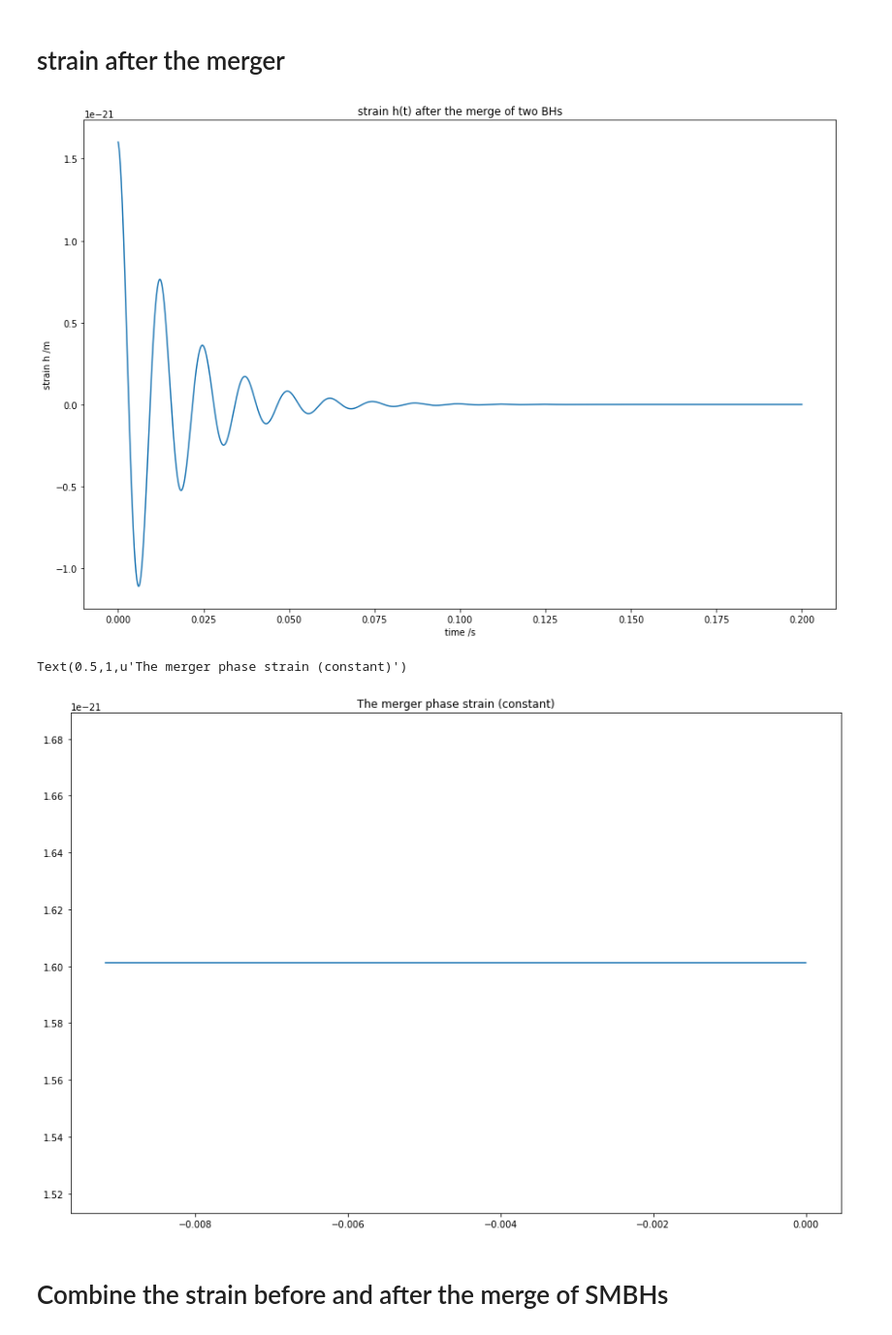
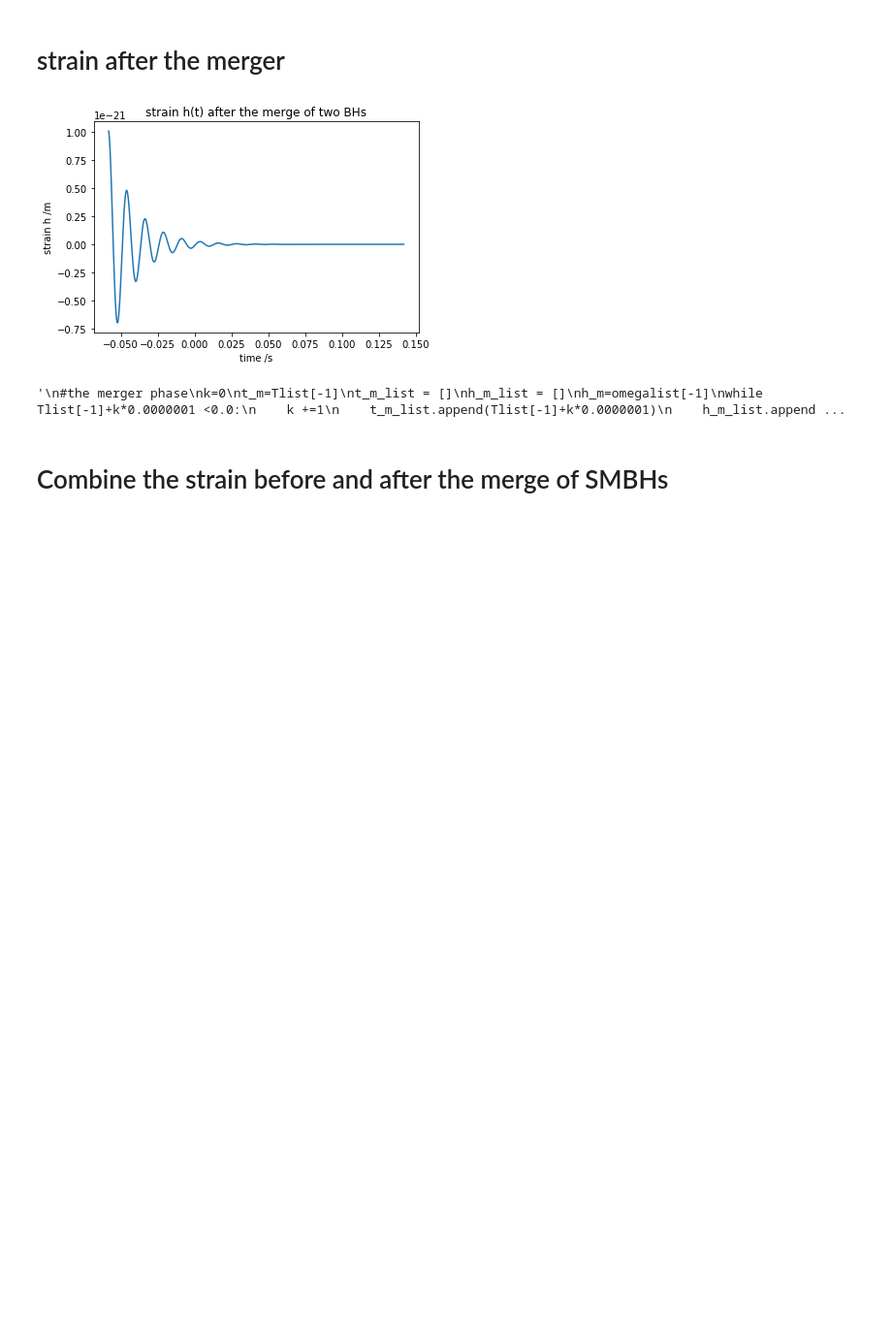
Before and after one commit to Astrojediver/Gravitational-Waves, a Jupyter notebook: GW_signal.ipynb, the cells around one changed output. Shown: that part at 97% size. Drawn from its saved outputs; the diff is of its cells as text; code cells hidden in the pictures; blank space fills up the shorter version.

```diff
--- a/GW_signal.ipynb
+++ b/GW_signal.ipynb
@@ -67,22 +68,35 @@ the characteristic time for the exponential decay of the amplitude of GW in the
 # %%
 Tlist=[]
 omegalist=[]
+
 i=0.
-while omega(-0.3+0.00001*i) < omega_R:
+while omega(-0.3+0.00001*i) < omega_R/2:
     i +=1.
     Tlist.append(-0.3+0.00001*i)
     omegalist.append(omega(-0.3+0.00001*i))
 
+Tlist2=[]
+omegalist2=[]
+j=0
+for j in range(20000):
+
+    j +=1.
+    Tlist2.append(0.00001*j+Tlist[-1])
+    omegalist2.append(omegalist[-1])
+
 plt.plot(Tlist, omegalist)
+plt.plot(Tlist2,omegalist2, "b")
 #plt.yscale('log')
-plt.title("angular frequency of the binary before the merge")
-plt.xlabel("time. t=0 is the merge ")
-plt.ylabel("angular frequency /Hz")
+plt.title("The binary orbiting frequency before and after the merge of the BH", fontsize=20)
+plt.xlabel("time/s. t_c=-0.05833", fontsize=20)
+plt.ylabel("frequency /Hz", fontsize=20)
+plt.savefig('freq_time.png')
 plt.show()
 print("the time the binary merge is:" +str(Tlist[-1]) +"s")
 print("The frequency before the merge is:" + str(omegalist[-1]))
 print ("the SMBH binary merge at the Chandrasaeker frequency omega_R =" + str(omega_R) +"Hz")
 print ("the frequency just before the berge from the Newtonian model is: " + str(omegalist[-1]) + "Hz")
+print("the time of merge is " + str(Tlist[-1]))
 
 
 
@@ -90,10 +104,10 @@ t=0.
 t_list=[]
 h_list=[]
 j=0.
-while omega(-0.3+0.00001*j)<omega_R:# time from -0.1 till 0
+while omega(-0.3+0.00001*j) < omega_R/2:# time from -0.1 till 0
     j+=1.
     t_list.append(-0.3+0.00001*j)
-    h_list.append(h_0(-0.3+0.00001*j)*math.cos(0.5*omega(-0.3+0.00001*j)*-0.3+0.00001*j))
+    h_list.append(h_0(-0.3+0.00001*j)*math.cos(2*omega(-0.3+0.00001*j)*-0.3+0.00001*j))
 
 
 plt.plot(t_list, h_list)
@@ -116,38 +131,39 @@ the strain just before the collision is:1.61072051939e-21m
 # %%
 h2_list=[]
 t2_list=[]
 for i in range(20000):
-    t2_list.append(0.00001*i)
+    t2_list.append(0.00001*i+t_list[-1])
 
     h2_list.append(h_list[-1] *math.cos(2*omegalist[-1] * 0.00001* i) *math.exp(-0.00001 * i / t_R))
 
 plt.plot(t2_list, h2_list)
 plt.title("strain h(t) after the merge of two BHs")
 plt.xlabel("time /s")
 plt.ylabel("strain h /m")
 mpl.rcParams["figure.figsize"] = (15,10)
 plt.show()
 
-
+'''
 #the merger phase
 k=0
 t_m=Tlist[-1]
 t_m_list = []
 h_m_list = []
 h_m=omegalist[-1]
 while Tlist[-1]+k*0.0000001 <0.0:
     k +=1
     t_m_list.append(Tlist[-1]+k*0.0000001)
     h_m_list.append(h_list[-1])
 
 
 plt.plot(t_m_list, h_m_list)
 plt.title("The merger phase strain (constant)")
 #plt.show()
+
+'''
 # %% [output]
-[figure, old version]
+[figure, new version]
-Text(0.5,1,u'The merger phase strain (constant)')
+'\n#the merger phase\nk=0\nt_m=Tlist[-1]\nt_m_list = []\nh_m_list = []\nh_m=omegalist[-1]\nwhile Tlist[-1]+k*0.0000001 <0.0:\n    k +=1\n    t_m_list.append(Tlist[-1]+k*0.0000001)\n    h_m_list.append ...
-[figure, removed]
 # %% [markdown]
 # Combine the strain before and after the merge of SMBHs
 # %%
```
Also changed, not shown: parts of 4 cells of this notebook, 2 other files.
